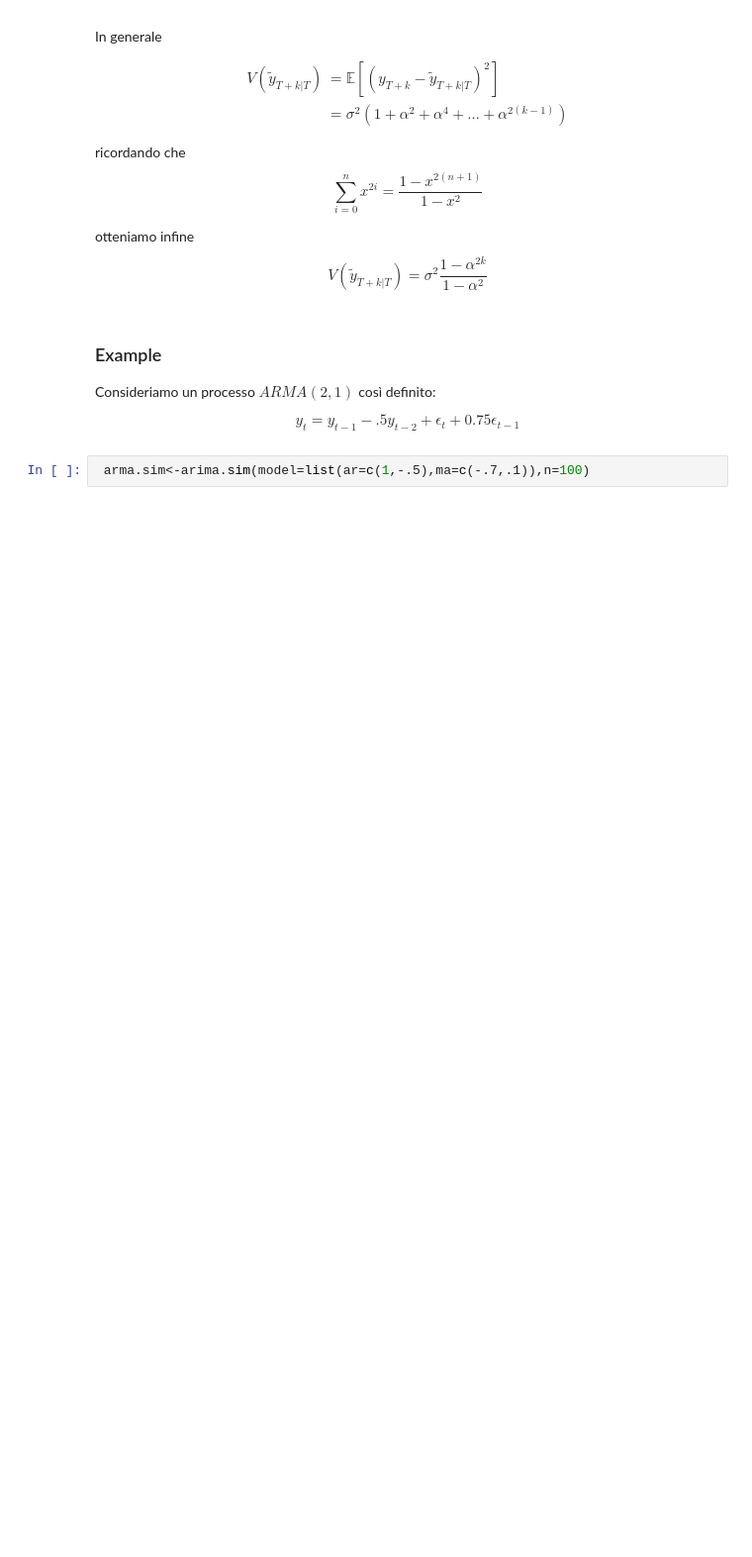
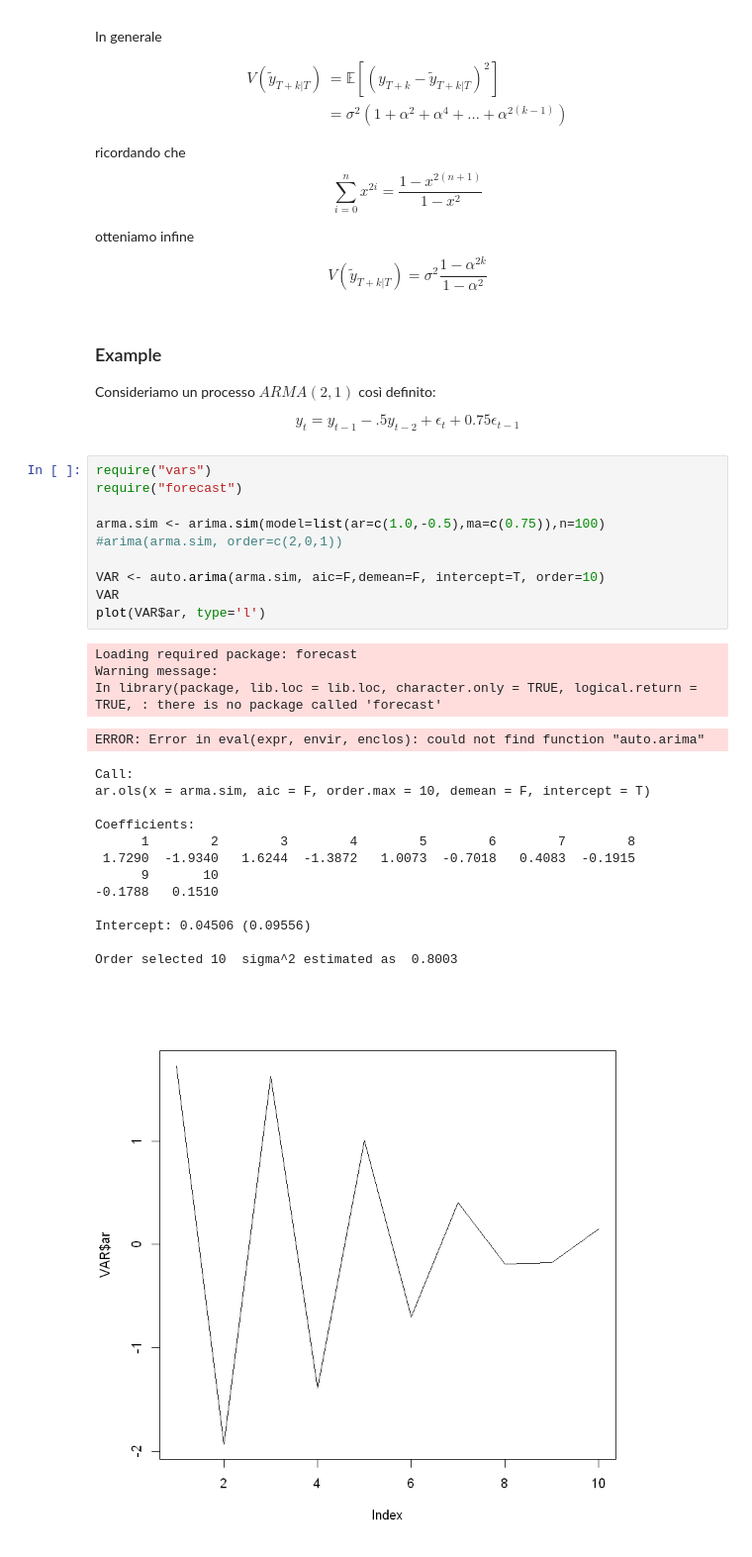
Before and after one commit to gdlunga/working, a Jupyter notebook: R/appunti/econometria_2.ipynb, the cells around one changed output. Shown: that part at 99% size. Drawn from its saved outputs; the diff is of its cells as text; blank space fills up the shorter version.

```diff
--- a/R/appunti/econometria_2.ipynb
+++ b/R/appunti/econometria_2.ipynb
@@ -84,5 +84,31 @@ $$
 Consideriamo un processo $ARMA(2,1)$ così definito:
 
 $$y_t=y_{t-1}-.5 y _{t-2} + \epsilon_t + 0.75 \epsilon_{t-1}$$
-# %%
- arma.sim<-arima.sim(model=list(ar=c(1,-.5),ma=c(-.7,.1)),n=100)
+# %%
+require("vars")
+require("forecast")
+
+arma.sim <- arima.sim(model=list(ar=c(1.0,-0.5),ma=c(0.75)),n=100)
+#arima(arma.sim, order=c(2,0,1))
+
+VAR <- auto.arima(arma.sim, aic=F,demean=F, intercept=T, order=10)
+VAR
+plot(VAR$ar, type='l')
+# %% [output]
+Loading required package: forecast
+Warning message:
+In library(package, lib.loc = lib.loc, character.only = TRUE, logical.return = TRUE, : there is no package called 'forecast'
+ERROR: Error in eval(expr, envir, enclos): could not find function "auto.arima"
+Call:
+ar.ols(x = arma.sim, aic = F, order.max = 10, demean = F, intercept = T)
+
+Coefficients:
+      1        2        3        4        5        6        7        8
+ 1.7290  -1.9340   1.6244  -1.3872   1.0073  -0.7018   0.4083  -0.1915
+      9       10
+-0.1788   0.1510
+
+Intercept: 0.04506 (0.09556)
+
+Order selected 10  sigma^2 estimated as  0.8003
+[figure, added]
```
